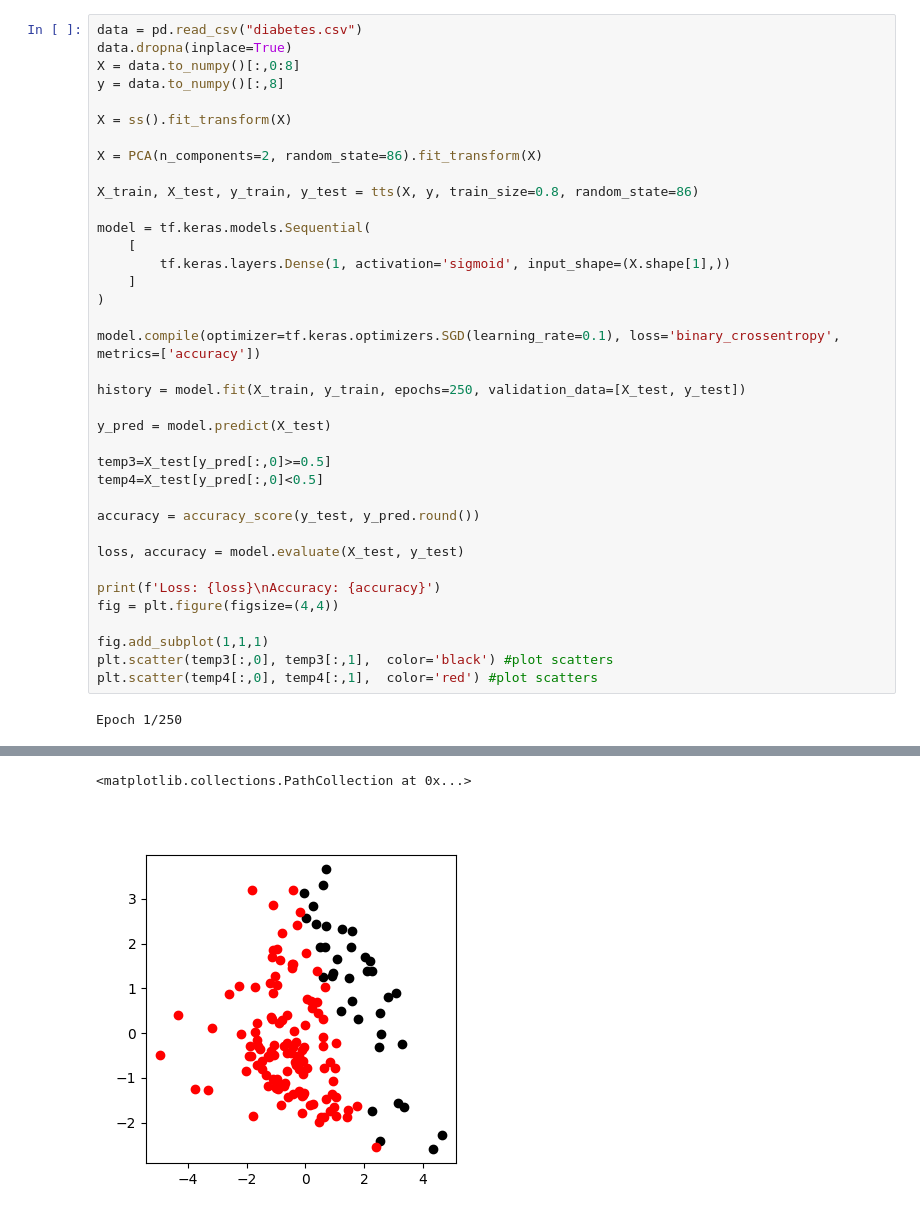
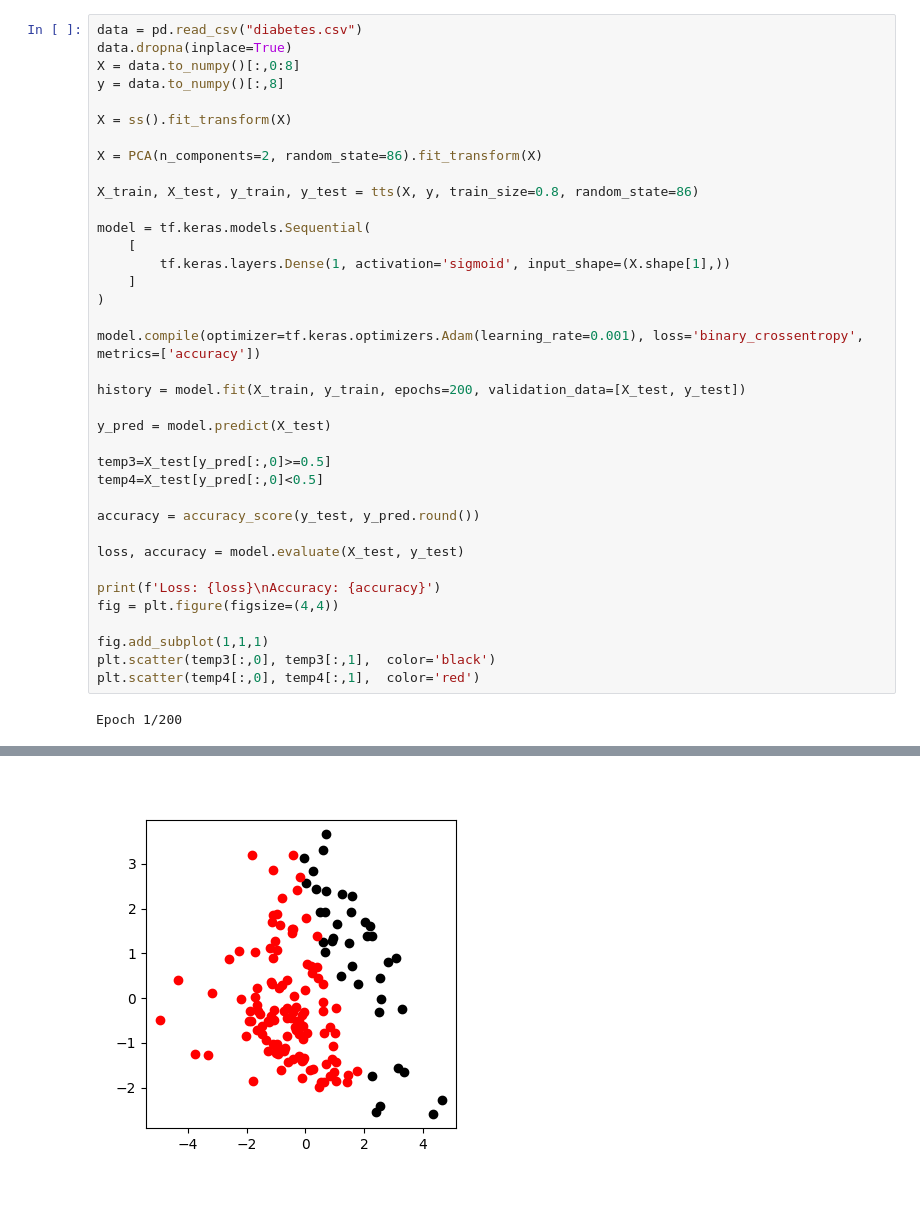
Before and after one commit to Qbsoon/uni-si, a Jupyter notebook: R2S3/uczenie_maszynowe/regresja_logistyczna/regresja_logiczna.ipynb, the cells around one changed output, grey strips where cells are left out. Cells and saved outputs as stored; diff of their text form.

```diff
--- a/R2S3/uczenie_maszynowe/regresja_logistyczna/regresja_logiczna.ipynb
+++ b/R2S3/uczenie_maszynowe/regresja_logistyczna/regresja_logiczna.ipynb
@@ -36,9 +32,9 @@ model = tf.keras.models.Sequential(
     ]
 )
 
-model.compile(optimizer=tf.keras.optimizers.SGD(learning_rate=0.1), loss='binary_crossentropy', metrics=['accuracy'])
+model.compile(optimizer=tf.keras.optimizers.Adam(learning_rate=0.001), loss='binary_crossentropy', metrics=['accuracy'])
 
-history = model.fit(X_train, y_train, epochs=250, validation_data=[X_test, y_test])
+history = model.fit(X_train, y_train, epochs=200, validation_data=[X_test, y_test])
 
 y_pred = model.predict(X_test)
 
@@ -53,7 +49,7 @@ print(f'Loss: {loss}\nAccuracy: {accuracy}')
 fig = plt.figure(figsize=(4,4))
 
 fig.add_subplot(1,1,1)
-plt.scatter(temp3[:,0], temp3[:,1],  color='black') #plot scatters
-plt.scatter(temp4[:,0], temp4[:,1],  color='red') #plot scatters
+plt.scatter(temp3[:,0], temp3[:,1],  color='black')
+plt.scatter(temp4[:,0], temp4[:,1],  color='red')
 # %% [output]
-Epoch 1/250
+Epoch 1/200
@@ -78,2 +74 @@ Epoch 250/250
-<matplotlib.collections.PathCollection at 0x...>
-[figure, old version]
+[figure, new version]
```
Also changed, not shown: parts of 12 cells of this notebook.
